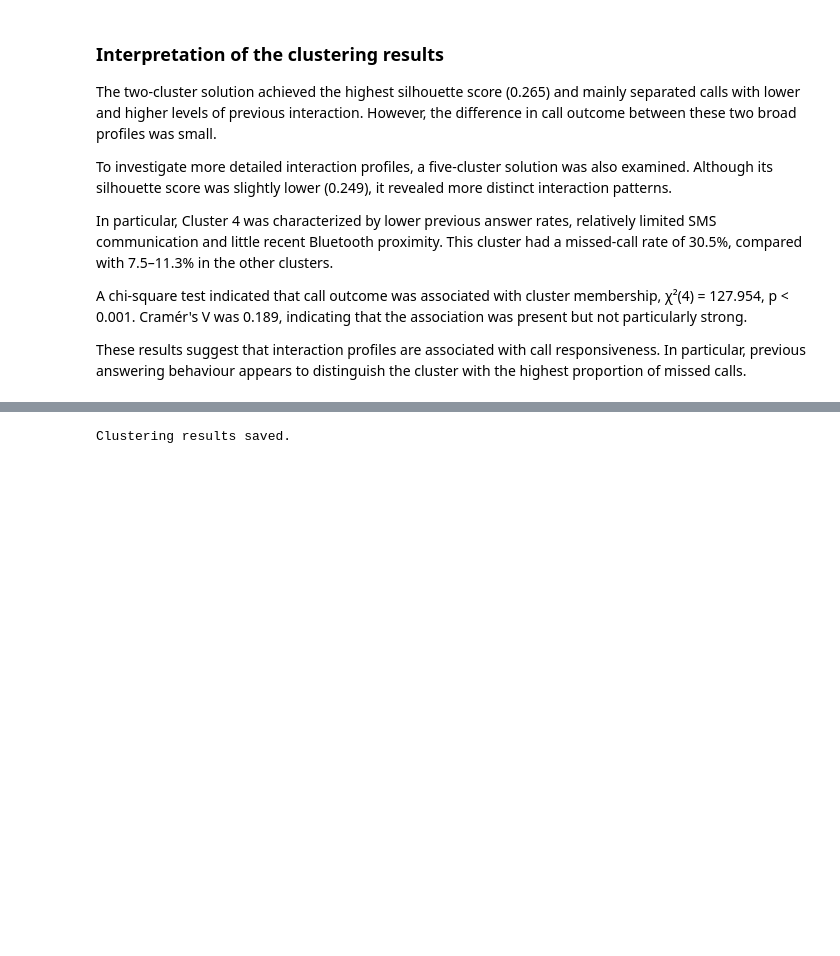
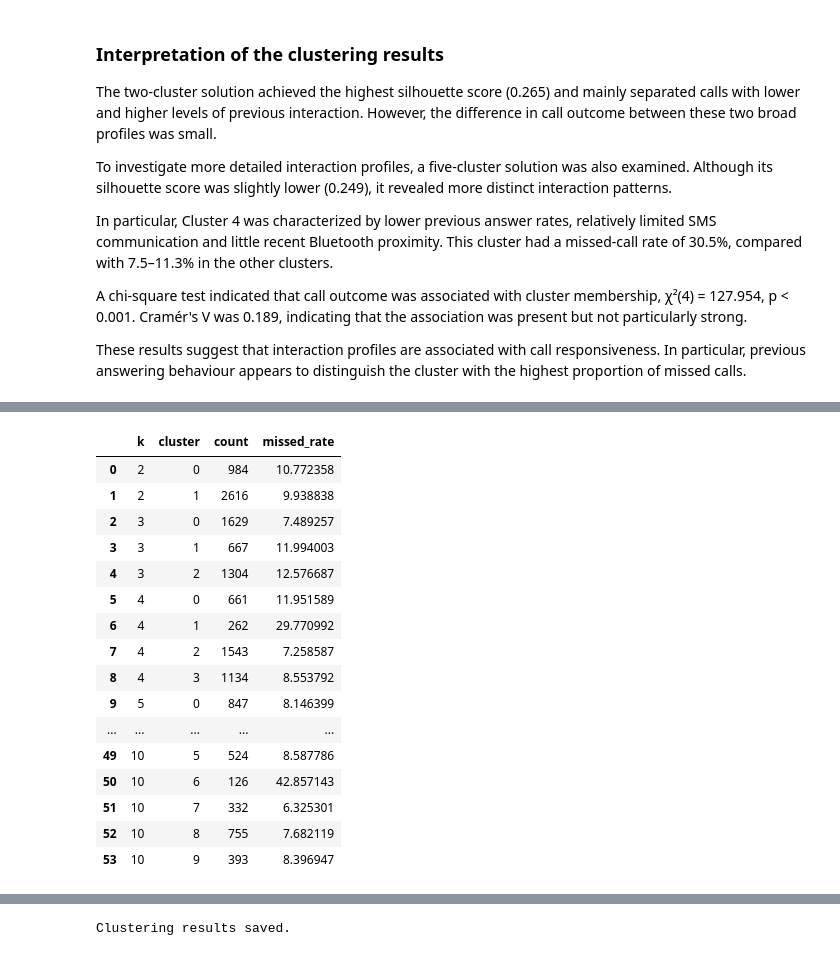
Before and after one commit to sannagunnarsson/DataMining-Project, a Jupyter notebook: notebooks/04_clustering.ipynb, the cells around one changed output, grey strips where cells are left out. Cells and saved outputs as stored; diff of their text form; code cells hidden in the pictures; blank space fills up the shorter version.

```diff
--- a/notebooks/04_clustering.ipynb
+++ b/notebooks/04_clustering.ipynb
@@ -476,0 +547,45 @@ These results suggest that interaction profiles are associated with call respons
+# %%
+outcome_results = []
+
+for k in k_values:
+
+    temp = df.copy()
+    temp["cluster"] = labels_by_k[k]
+
+    summary = (
+        temp.groupby("cluster")["answered"]
+        .agg(["mean", "count"])
+        .reset_index()
+    )
+
+    summary["missed_rate"] = (1 - summary["mean"]) * 100
+    summary["k"] = k
+
+    outcome_results.append(
+        summary[["k", "cluster", "count", "missed_rate"]]
+    )
+
+outcome_results = pd.concat(
+    outcome_results,
+    ignore_index=True
+)
+
+outcome_results
+# %% [output]
+|  | k | cluster | count | missed_rate |
+| 0 | 2 | 0 | 984 | 10.772358 |
+| 1 | 2 | 1 | 2616 | 9.938838 |
+| 2 | 3 | 0 | 1629 | 7.489257 |
+| 3 | 3 | 1 | 667 | 11.994003 |
+| 4 | 3 | 2 | 1304 | 12.576687 |
+| 5 | 4 | 0 | 661 | 11.951589 |
+| 6 | 4 | 1 | 262 | 29.770992 |
+| 7 | 4 | 2 | 1543 | 7.258587 |
+| 8 | 4 | 3 | 1134 | 8.553792 |
+| 9 | 5 | 0 | 847 | 8.146399 |
+| ... | ... | ... | ... | ... |
+| 49 | 10 | 5 | 524 | 8.587786 |
+| 50 | 10 | 6 | 126 | 42.857143 |
+| 51 | 10 | 7 | 332 | 6.325301 |
+| 52 | 10 | 8 | 755 | 7.682119 |
+| 53 | 10 | 9 | 393 | 8.396947 |
```
Also changed, not shown: parts of 8 cells of this notebook, 2 other files.
